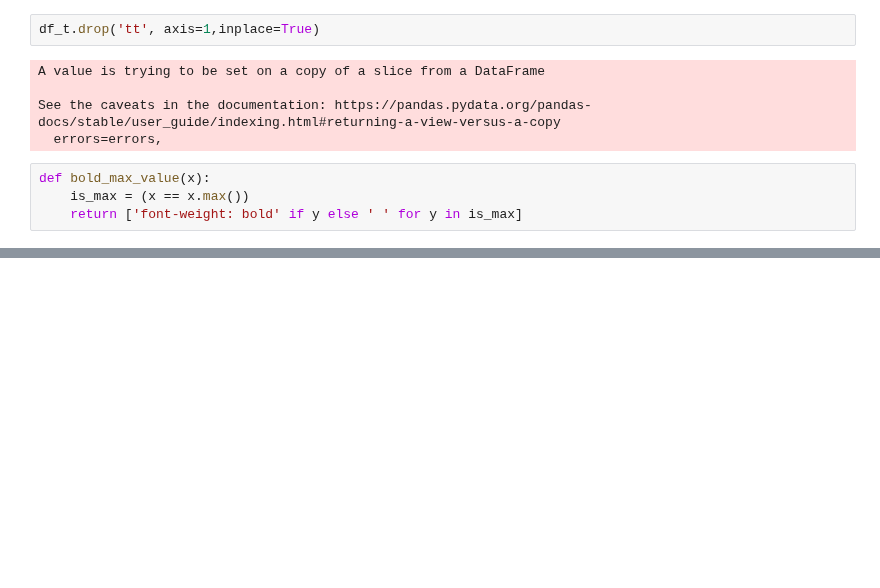
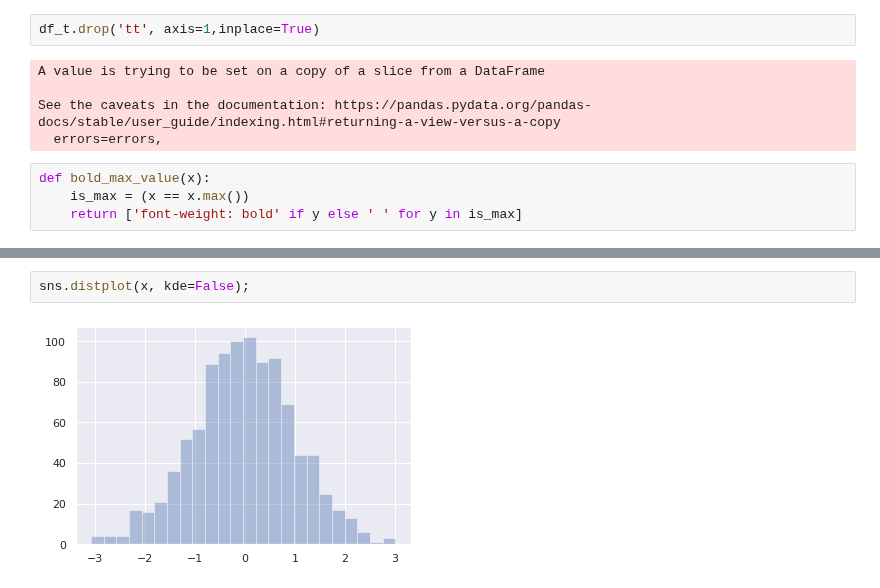
Before and after one commit to ajayks1974/learn_tools_tech, a Jupyter notebook: fds/fds_wk11_visualization_1.ipynb, the cells around one changed output, grey strips where cells are left out. Saved outputs shown, nothing was run; the diff lists cells and outputs as text; blank space fills up the shorter version.

```diff
--- a/fds/fds_wk11_visualization_1.ipynb
+++ b/fds/fds_wk11_visualization_1.ipynb
@@ -195,0 +300,4 @@ df_t[['mh', 'dl', 'tn']].style.bar(subset = ['mh'], color = 'red').bar(subset =
+# %%
+sns.distplot(x, kde=False);
+# %% [output]
+[figure, added]
```
Also changed, not shown: parts of 39 cells of this notebook.
